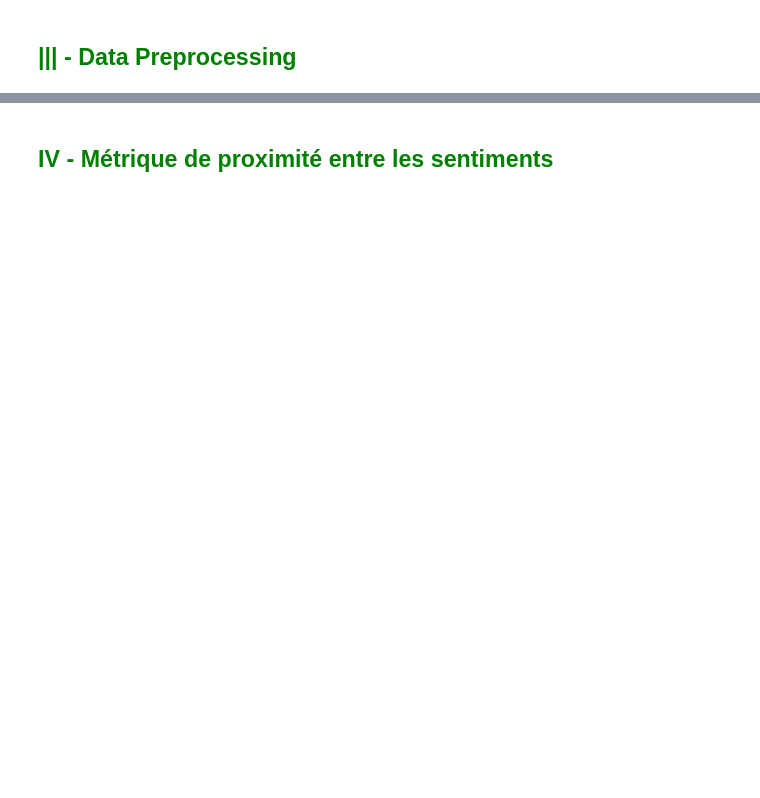
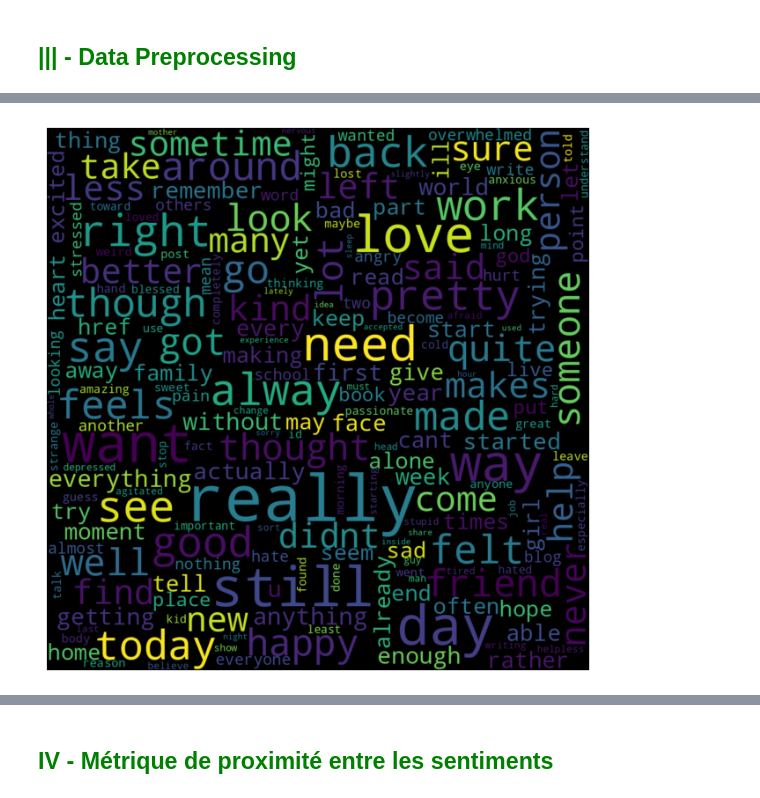
Before and after one commit to RolaMmss/R-aliser-un-site-de-suivi-de-patients-pour-un-psychologue, a Jupyter notebook: src/01-Preprocessing&first_Model.ipynb, the cells around one changed output, grey strips where cells are left out. Cells and saved outputs as stored; diff of their text form; code cells hidden in the pictures; blank space fills up the shorter version.

```diff
--- a/src/01-Preprocessing&first_Model.ipynb
+++ b/src/01-Preprocessing&first_Model.ipynb
@@ -138,3 +161,12 @@ data['clean_text'] = hero.clean(data['Text'], pipeline=custom_pipeline)
+# %%
+word= ' '.join([twts for twts in data['clean_text']])
+clude= WordCloud(width=1000, height=1000, random_state= 21,min_font_size=15,max_font_size=119).generate(word)
+plt.figure(figsize = (8,8))
+plt.imshow(clude,interpolation='bilinear')
+plt.axis('off')
+plt.show()
+# %% [output]
+[figure, added]
 # %%
 data
 # %% [output]
```
Also changed, not shown: parts of 18 cells of this notebook, 1 other file.
